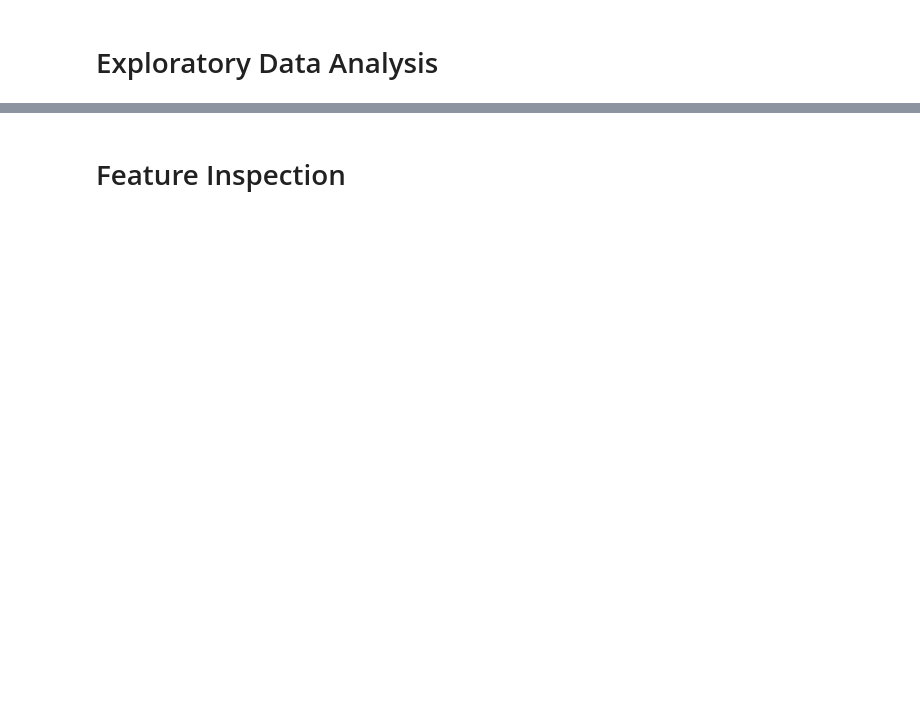
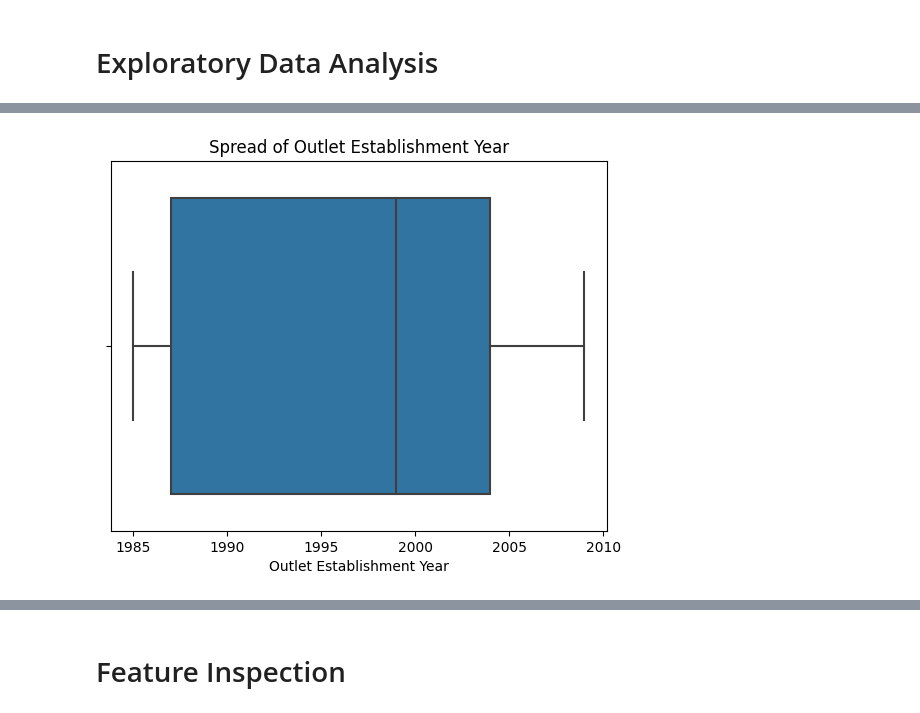
Before and after one commit to JamesCraig35/Prediction-of-Product-Sales, a Jupyter notebook: Prediction_of_Product_Sales.ipynb, the cells around one changed output, grey strips where cells are left out. Cells and saved outputs as stored; diff of their text form; code cells hidden in the pictures; blank space fills up the shorter version.

```diff
--- a/Prediction_of_Product_Sales.ipynb
+++ b/Prediction_of_Product_Sales.ipynb
@@ -208,0 +218,7 @@ summary_statistics
+# %%
+sns.boxplot(data=df_sales, x='Outlet_Establishment_Year')
+plt.title('Spread of Outlet Establishment Year')
+plt.xlabel('Outlet Establishment Year')
+plt.show()
+# %% [output]
+[figure, added]
```
Also changed, not shown: parts of 5 cells of this notebook.
